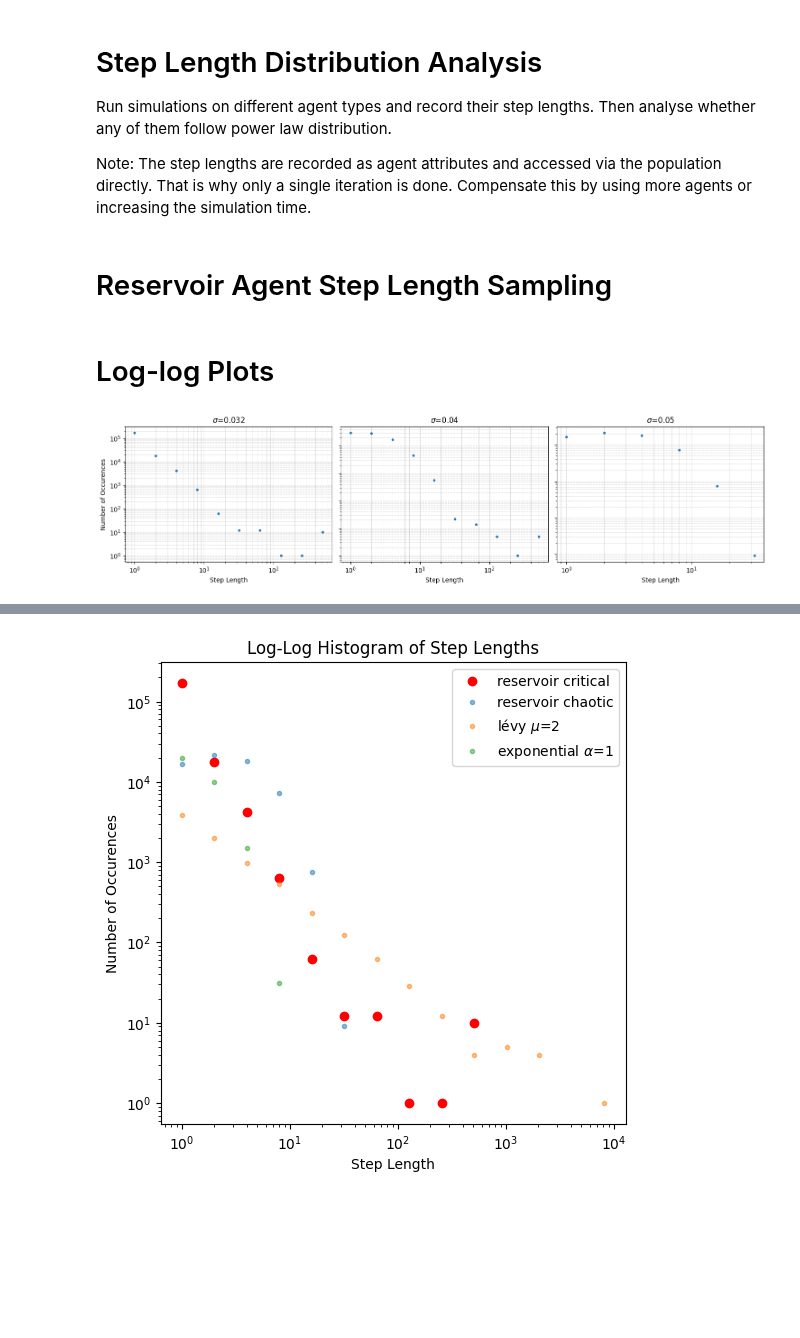
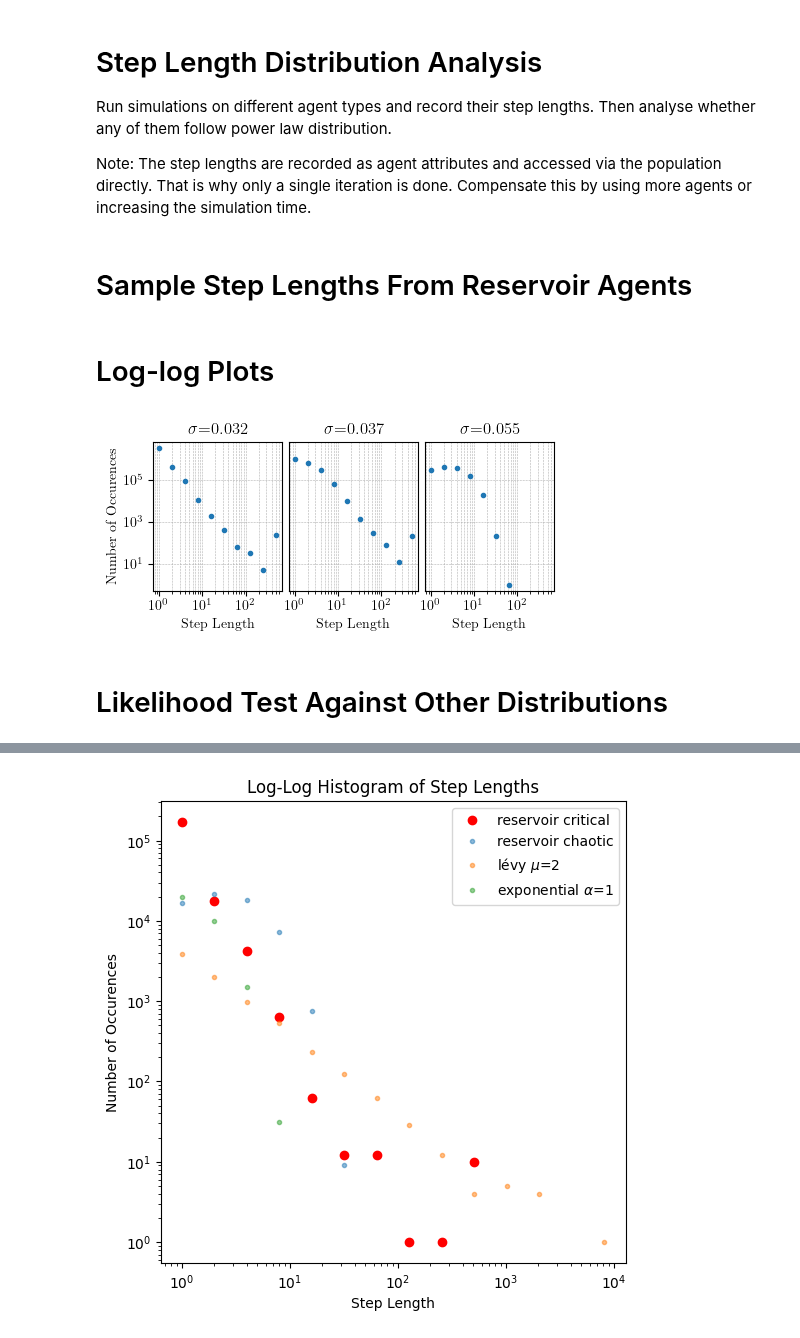
Before and after one commit to winlew/levy-agent-simulation, a Jupyter notebook: studies/step_lengths.ipynb, the cells around one changed output, grey strips where cells are left out. Cells and saved outputs as stored; diff of their text form; code cells hidden in the pictures; blank space fills up the shorter version.

Commit message:
reformat step length plot size and text

```diff
--- a/studies/step_lengths.ipynb
+++ b/studies/step_lengths.ipynb
@@ -18,7 +18,7 @@ from agent import ReservoirAgent, LévyAgent, ExponentialAgent
 from environment import Environment
 import powerlaw
 from tqdm.notebook import tqdm
-from config import DATA_PATH
+from config import DATA_PATH, LATEX_TEXTWIDTH
 from pathlib import Path
 import pickle
 
@@ -32,14 +32,16 @@ environment = Environment(params)
 folder = 'step_lengths'
 path = Path(DATA_PATH) / folder
 path.mkdir(parents=True, exist_ok=True)
+
+# edge of stability, edge of chaos, chaos
+sigma_range = [0.032, 0.037, 0.055]
 # %% [markdown]
-# Reservoir Agent Step Length Sampling
+# Sample Step Lengths From Reservoir Agents
 # %%
 data = []
 params.type = 'reservoir'
 params.agent = ReservoirAgent
 
-sigma_range = [0.032, 0.04, 0.05]
 repeats = 5
 
 for sigma in tqdm(sigma_range, position=0):
@@ -74,33 +76,52 @@ with open(path / 'data.pkl', 'wb') as f:
 # %%
 with open(path / 'data.pkl', 'rb') as f:
     data = pickle.load(f)
 
 n = len(sigma_range)
 cols = 3
-rows = (n + cols - 1) // cols
-fig, axes = plt.subplots(rows, cols, figsize=(5 * cols, 4 * rows))
+plt.rcParams.update({
+    "text.usetex": True,
+    "font.size": 10,
+    "font.family": "serif"
+})
+fig, axes = plt.subplots(1, cols, figsize=(LATEX_TEXTWIDTH, LATEX_TEXTWIDTH/2))
 axes = axes.flatten()
 
 for i, sigma in enumerate(sigma_range):
     ax = axes[i]
     counts, bins = np.histogram(data[i], bins=[2**i for i in range(int(max(data[i])).bit_length() + 1)])
     ax.loglog(bins[:-1], counts, marker='.', linestyle='none')
-    ax.set_title(r'$\sigma$=' + str(round(sigma, 3)))
+    ax.set_title('$\sigma$=' + str(round(sigma, 3)))
     ax.set_xlabel('Step Length')
     if i == 0:
         ax.set_ylabel('Number of Occurences')
     else:
         ax.set_yticklabels([])
+        ax.tick_params(left=False)
+
+# axis should have same scale
+all_y_limits = [axes[i].get_ylim() for i in range(len(sigma_range))]
+all_x_limits = [axes[i].get_xlim() for i in range(len(sigma_range))]
+global_y_min = min(lim[0] for lim in all_y_limits)
+global_y_max = max(lim[1] for lim in all_y_limits)
+global_x_min = min(lim[0] for lim in all_x_limits)
+global_x_max = max(lim[1] for lim in all_x_limits)
+for i in range(len(sigma_range)):
+   axes[i].set_ylim(global_y_min, global_y_max)
+   axes[i].set_xlim(global_x_min, global_x_max)
 
 # turn off additional axes
 for j in range(i+1, len(axes)):
     axes[j].axis('off')
 
 # grid lines
 for ax in axes:
     ax.grid(True, which="both", ls="--", linewidth=0.4)
 
 plt.tight_layout()
-plt.savefig(path / 'log-log_step_lengths_reservoir_separate.svg', format='svg')
+plt.subplots_adjust(wspace=0.05)
+plt.savefig(path / 'log_log_step_lengths_reservoir_separate.pdf', format='pdf')
 # %% [output]
-[figure, old version]
+[figure, new version]
+# %% [markdown]
+# Likelihood Test Against Other Distributions
```
Also changed, not shown: parts of 10 cells of this notebook.
